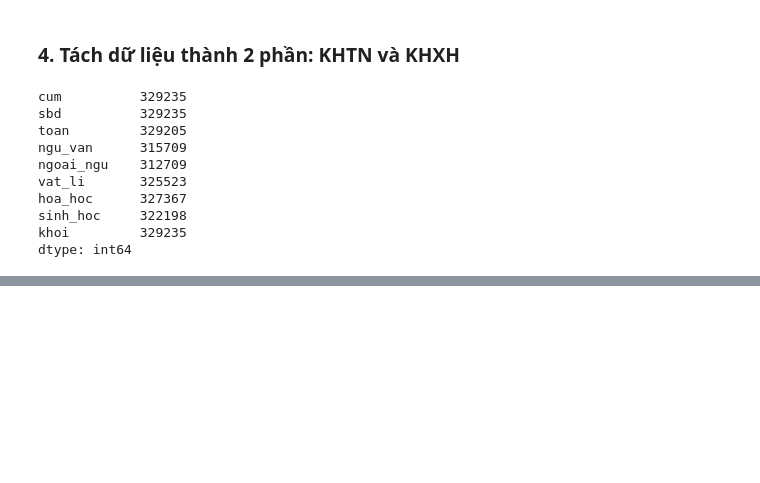
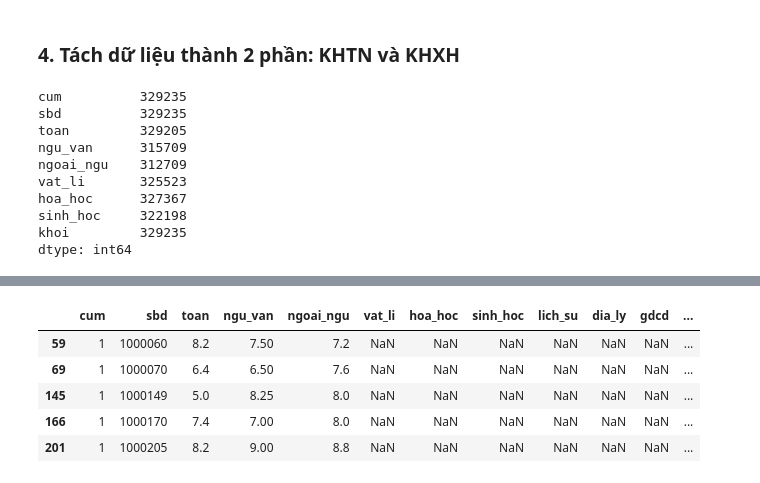
Before and after one commit to ntp-shin/Introduction_to_Data_Science, a Jupyter notebook: 0_Preprocessing.ipynb, the cells around one changed output, grey strips where cells are left out. Saved outputs shown, nothing was run; the diff lists cells and outputs as text; code cells hidden in the pictures; blank space fills up the shorter version.

```diff
--- a/0_Preprocessing.ipynb
+++ b/0_Preprocessing.ipynb
@@ -119,0 +152,9 @@ pf_khxh.head()
+# %%
+pf_retest.head()
+# %% [output]
+|  | cum | sbd | toan | ngu_van | ngoai_ngu | vat_li | hoa_hoc | sinh_hoc | lich_su | dia_ly | gdcd | ... |
+| 59 | 1 | 1000060 | 8.2 | 7.50 | 7.2 | NaN | NaN | NaN | NaN | NaN | NaN | ... |
+| 69 | 1 | 1000070 | 6.4 | 6.50 | 7.6 | NaN | NaN | NaN | NaN | NaN | NaN | ... |
+| 145 | 1 | 1000149 | 5.0 | 8.25 | 8.0 | NaN | NaN | NaN | NaN | NaN | NaN | ... |
+| 166 | 1 | 1000170 | 7.4 | 7.00 | 8.0 | NaN | NaN | NaN | NaN | NaN | NaN | ... |
+| 201 | 1 | 1000205 | 8.2 | 9.00 | 8.8 | NaN | NaN | NaN | NaN | NaN | NaN | ... |
```
Also changed, not shown: parts of 5 cells of this notebook.
